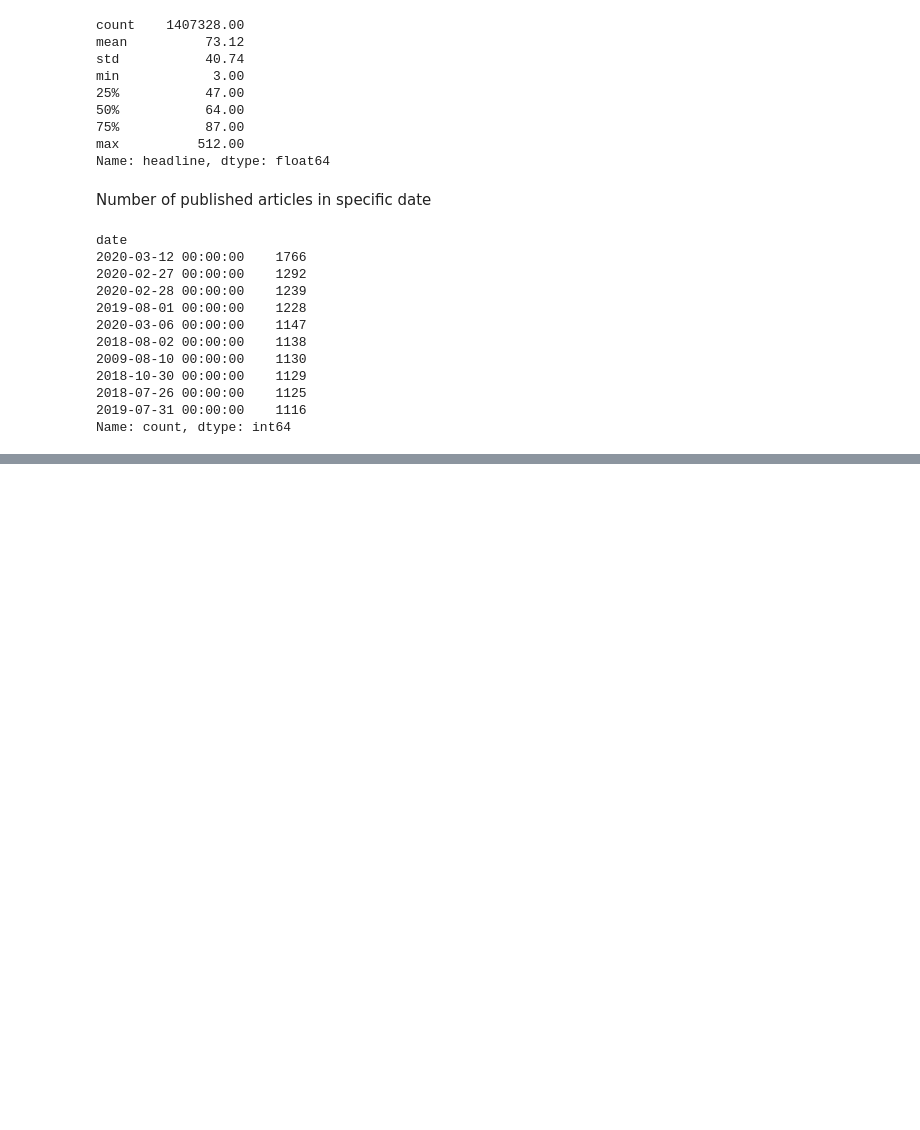
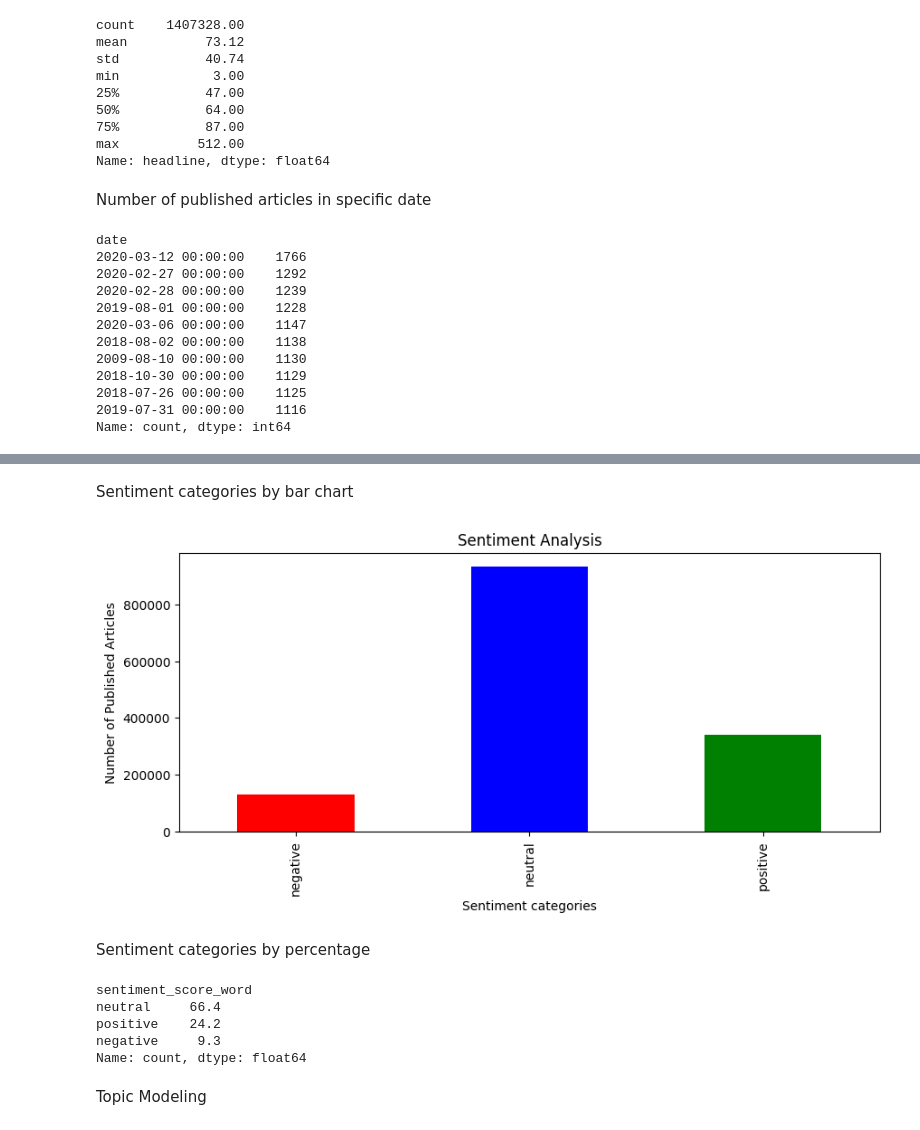
Before and after one commit to hanaDemma/Financial-News-and-Stock-Price-Integration-Analysis-Week-1, a Jupyter notebook: notebooks/newsandStockPrice.ipynb, the cells around one changed output, grey strips where cells are left out. Drawn from its saved outputs; the diff is of its cells as text; code cells hidden in the pictures; blank space fills up the shorter version.

```diff
--- a/notebooks/newsandStockPrice.ipynb
+++ b/notebooks/newsandStockPrice.ipynb
@@ -116,0 +201,21 @@ Name: count, dtype: int64
+# %% [markdown]
+Sentiment categories by bar chart
+# %%
+from sentiment import numberOfArticlesWithSentimentAnalysis
+numberOfArticlesWithSentimentAnalysis(news_data)
+# %% [output]
+[figure, added]
+# %% [markdown]
+Sentiment categories by percentage
+# %%
+numberOfSentiment=news_data['sentiment_score_word'].shape
+persentOfCategories = np.round((numberOfSentimentCategories/numberOfSentiment)*100,1)
+persentOfCategories.head()
+# %% [output]
+sentiment_score_word
+neutral     66.4
+positive    24.2
+negative     9.3
+Name: count, dtype: float64
+# %% [markdown]
+Topic Modeling
```
Also changed, not shown: parts of 16 cells of this notebook, 3 other files.
